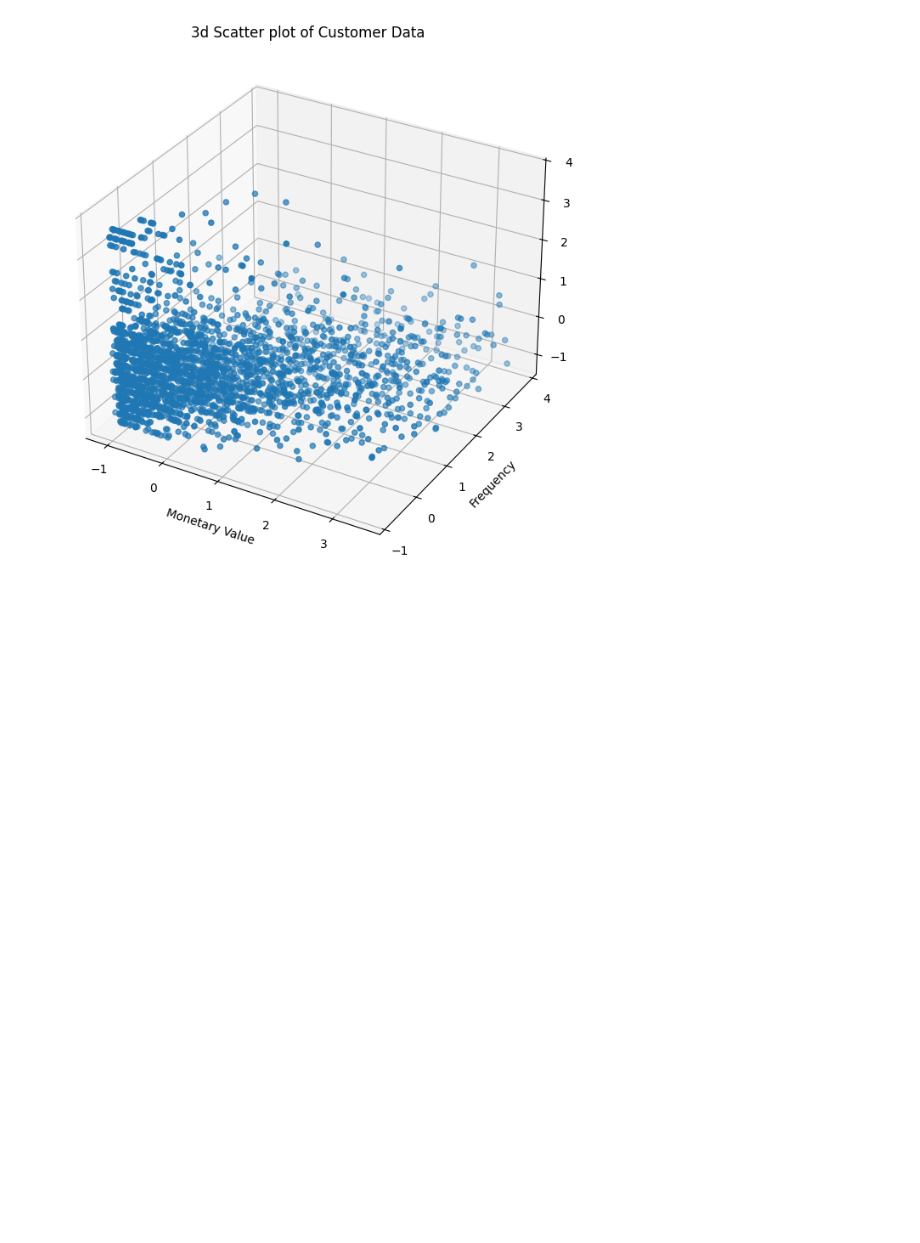
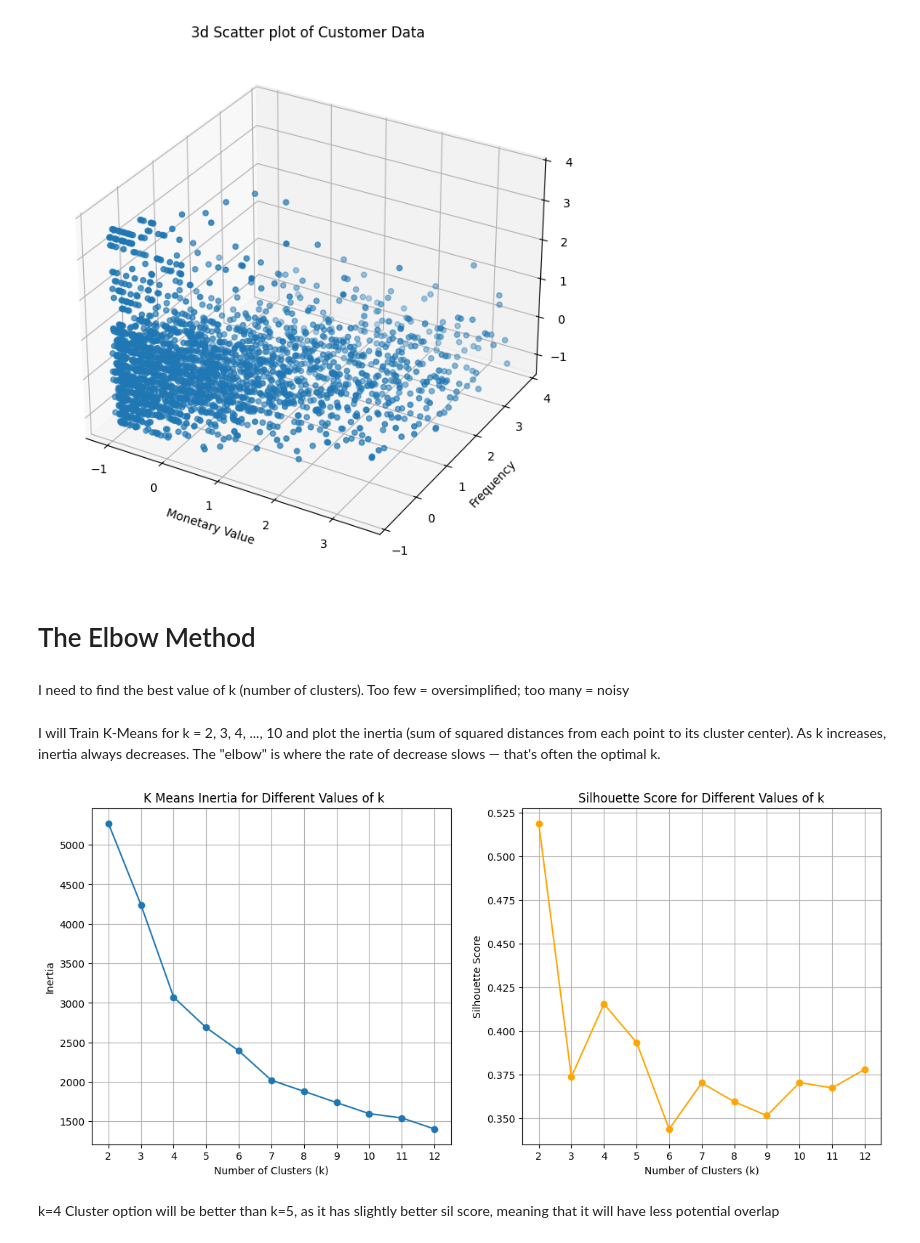
Before and after one commit to dhruvthumar/Project_CS4403-retail-mining, a Jupyter notebook: online-retail-data-clustering.ipynb, the cells around one changed output. Drawn from its saved outputs; the diff is of its cells as text; code cells hidden in the pictures; blank space fills up the shorter version.

```diff
--- a/online-retail-data-clustering.ipynb
+++ b/online-retail-data-clustering.ipynb
@@ -626,3 +626,52 @@ ax.set_title('3d Scatter plot of Customer Data')
 plt.show()
 # %% [output]
 [figure]
+# %% [markdown]
+# The Elbow Method
+# %% [markdown]
+I need to find the best value of k (number of clusters). Too few = oversimplified; too many = noisy
+# %% [markdown]
+I will Train K-Means for k = 2, 3, 4, ..., 10 and plot the inertia (sum of squared distances from each point to its cluster center). As k increases, inertia always decreases. The "elbow" is where the rate of decrease slows — that's often the optimal k.
+# %%
+from sklearn.impute import SimpleImputer
+
+imputer = SimpleImputer(strategy="median")
+scaled_data_imputed = pd.DataFrame(
+    imputer.fit_transform(scaled_data_df),
+    columns=scaled_data_df.columns,
+    index=scaled_data_df.index,
+)
+
+max_k = 12
+silhouette_scores = []
+inertia = []
+k_values = range(2, max_k + 1)
+
+for k in k_values:
+    kmeans = KMeans(n_clusters=k, random_state=42, max_iter=1000)
+    cluster_labels = kmeans.fit_predict(scaled_data_imputed)
+    sil_score = silhouette_score(scaled_data_imputed, cluster_labels)
+    silhouette_scores.append(sil_score)
+    inertia.append(kmeans.inertia_)
+
+plt.figure(figsize=(14, 6))
+plt.subplot(1, 2, 1)
+plt.plot(k_values, inertia, marker="o")
+plt.title("K Means Inertia for Different Values of k    ")
+plt.xlabel("Number of Clusters (k)")
+plt.ylabel("Inertia")
+plt.xticks(k_values)
+plt.grid(True)
+
+plt.subplot(1, 2, 2)
+plt.plot(k_values, silhouette_scores, marker="o", color="orange")
+plt.title("Silhouette Score for Different Values of k")
+plt.xlabel("Number of Clusters (k)")
+plt.ylabel("Silhouette Score")
+plt.xticks(k_values)
+plt.grid(True)
+plt.show()
+# %% [output]
+[figure, added]
+# %% [markdown]
+k=4 Cluster option will be better than k=5, as it has slightly better sil score, meaning that it will have less potential overlap
```
Also changed, not shown: parts of 6 cells of this notebook.
